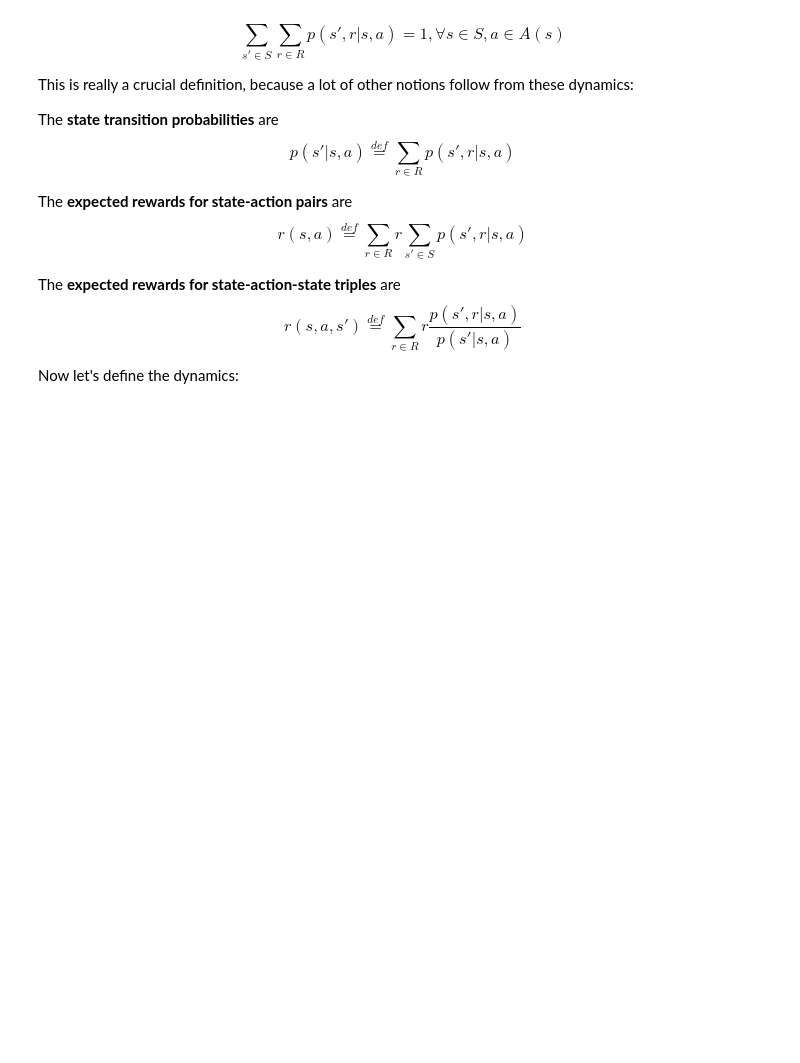
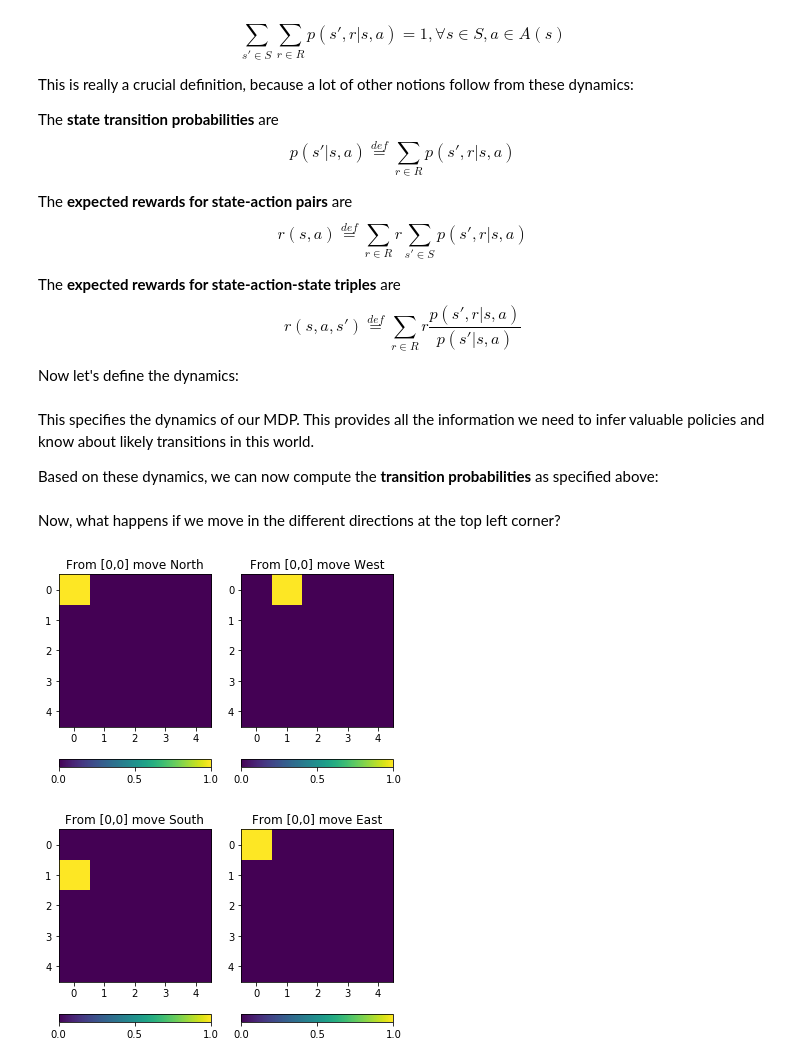
Before and after one commit to schwartenbeckph/MDP_Tutorial, a Jupyter notebook: MDP Tutorial.ipynb, the cells around one changed output. Saved outputs shown, nothing was run; the diff lists cells and outputs as text; code cells hidden in the pictures; blank space fills up the shorter version.

```diff
--- a/MDP Tutorial.ipynb
+++ b/MDP Tutorial.ipynb
@@ -91,21 +91,21 @@ n_states = 25 # cells in gridworld
 n_rewards = 4 # {-1, 0, 5, 10}
 p = np.zeros((n_states,n_rewards,n_states,n_actions))
 
-location_A  = [0,1]
-location_Ap = [4,1]
-location_B  = [0,3]
-location_Bp = [2,3]
+location_A  = (0,1)
+location_Ap = (4,1)
+location_B  = (0,3)
+location_Bp = (2,3)
 
 for a in range(n_actions):
     for s in range(n_states):
         idx = np.unravel_index(s, states.shape, order='F') # find where state is on 5x5 grid
         # now check if agent wants to move over borders:
-        if (idx[0]==0 and a==0) or (idx[1]==states.shape[1]-1 and a==1) or (idx[0]==states.shape[0]-1 and a==2) or (idx[1]==0 and a==3):
+        if idx==location_B:
+            p[np.ravel_multi_index(location_Bp, states.shape, order='F'),2,s,a] = 1 # agent will move to B' and receive a reward of 5
+        elif idx==location_A:
+            p[np.ravel_multi_index(location_Ap, states.shape, order='F'),3,s,a] = 1 # agent will move to A' and receive a reward of 10
+        elif (idx[0]==0 and a==0) or (idx[1]==states.shape[1]-1 and a==1) or (idx[0]==states.shape[0]-1 and a==2) or (idx[1]==0 and a==3):
             p[s,0,s,a] = 1 # agent will stay where it is and receive a negative reward
-        elif idx[0]==location_B[0] & idx[1]==location_B[1]:
-            p[np.ravel_multi_index(location_Bp, states.shape, order='F'),2,s,a] = 1 # agent will move to B' and receive a reward of 5
-        elif idx[0]==location_A[0] & idx[1]==location_A[1]:
-            p[np.ravel_multi_index(location_Ap, states.shape, order='F'),3,s,a] = 1 # agent will move to A' and receive a reward of 10
         else:
             if a == 0:
                 p[np.ravel_multi_index([idx[0]-1,idx[1]], states.shape, order='F'),1,s,a] = 1 # Agent moves North by one field
@@ -115,3 +115,36 @@ for a in range(n_actions):
                 p[np.ravel_multi_index([idx[0]+1,idx[1]], states.shape, order='F'),1,s,a] = 1 # Agent moves South by one field
             elif a == 3:
                 p[np.ravel_multi_index([idx[0],idx[1]-1], states.shape, order='F'),1,s,a] = 1 # Agent moves East by one field
+# %% [markdown]
+This specifies the dynamics of our MDP. This provides all the information we need to infer valuable policies and know about likely transitions in this world.
+
+Based on these dynamics, we can now compute the **transition probabilities** as specified above:
+# %%
+trans_probs = np.sum(p, axis=1)
+# %% [markdown]
+Now, what happens if we move in the different directions at the top left corner?
+# %%
+fig = plt.figure()
+a = fig.add_subplot(1, 2, 1)
+imgplot = plt.imshow(trans_probs[:,0,0].reshape(states.shape,order='F'), cmap='viridis')
+a.set_title('From [0,0] move North')
+plt.colorbar(ticks=[0, 0.5, 1], orientation='horizontal')
+a = fig.add_subplot(1, 2, 2)
+imgplot = plt.imshow(trans_probs[:,0,1].reshape(states.shape,order='F'), cmap='viridis')
+a.set_title('From [0,0] move West')
+plt.colorbar(ticks=[0, 0.5, 1], orientation='horizontal')
+plt.show()
+
+fig = plt.figure()
+a = fig.add_subplot(1, 2, 1)
+imgplot = plt.imshow(trans_probs[:,0,2].reshape(states.shape,order='F'), cmap='viridis')
+a.set_title('From [0,0] move South')
+plt.colorbar(ticks=[0, 0.5, 1], orientation='horizontal')
+a = fig.add_subplot(1, 2, 2)
+imgplot = plt.imshow(trans_probs[:,0,3].reshape(states.shape,order='F'), cmap='viridis')
+a.set_title('From [0,0] move East')
+plt.colorbar(ticks=[0, 0.5, 1], orientation='horizontal')
+plt.show()
+# %% [output]
+[figure, added]
+[figure, added]
```
Also changed, not shown: parts of 14 cells of this notebook.
